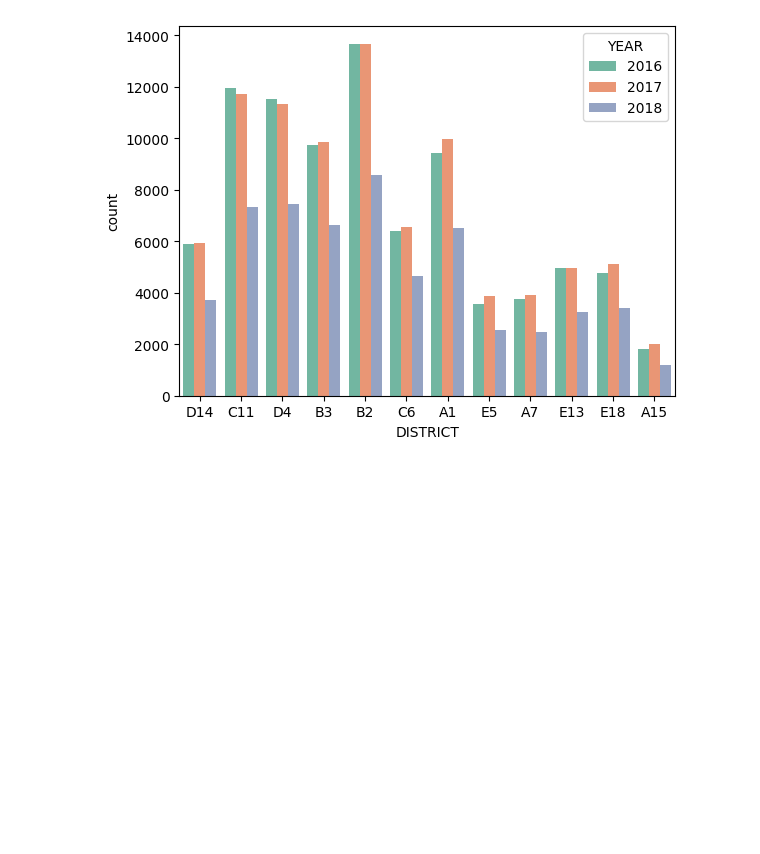
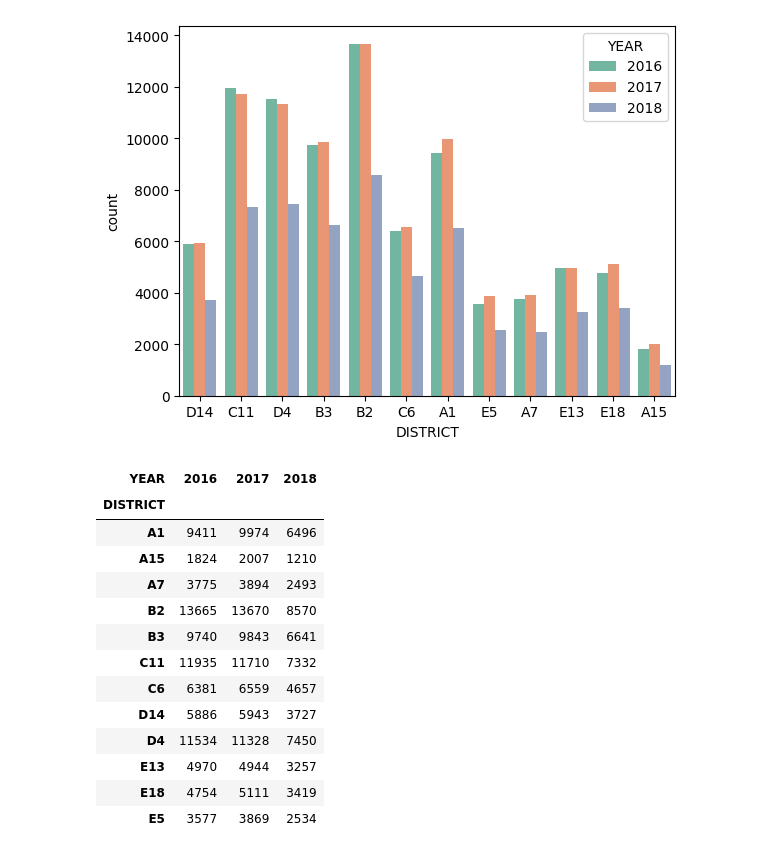
Before and after one commit to bahu1610/ML-in-Python, a Jupyter notebook: EDA.ipynb, the cells around one changed output. Cells and saved outputs as stored; diff of their text form; code cells hidden in the pictures; blank space fills up the shorter version.

Commit message:
Exploratory Data Analysis on the Boston Crime Dataset

```diff
--- a/EDA.ipynb
+++ b/EDA.ipynb
@@ -237,3 +237,23 @@ sns.countplot(data=crime_data, x = "DISTRICT", hue = "YEAR", palette = "Set2")
 # %% [output]
 <Axes: xlabel='DISTRICT', ylabel='count'>
 [figure]
+# %%
+# Grouping Columns by Year and District, find the relative frequency and present data in
+# a horizontal way
+
+crime_data.groupby(["DISTRICT", "YEAR"]).size().unstack(fill_value=0)
+# %% [output]
+| YEAR | 2016 | 2017 | 2018 |
+| DISTRICT |  |  |  |
+| A1 | 9411 | 9974 | 6496 |
+| A15 | 1824 | 2007 | 1210 |
+| A7 | 3775 | 3894 | 2493 |
+| B2 | 13665 | 13670 | 8570 |
+| B3 | 9740 | 9843 | 6641 |
+| C11 | 11935 | 11710 | 7332 |
+| C6 | 6381 | 6559 | 4657 |
+| D14 | 5886 | 5943 | 3727 |
+| D4 | 11534 | 11328 | 7450 |
+| E13 | 4970 | 4944 | 3257 |
+| E18 | 4754 | 5111 | 3419 |
+| E5 | 3577 | 3869 | 2534 |
```
Also changed, not shown: parts of 4 cells of this notebook.
